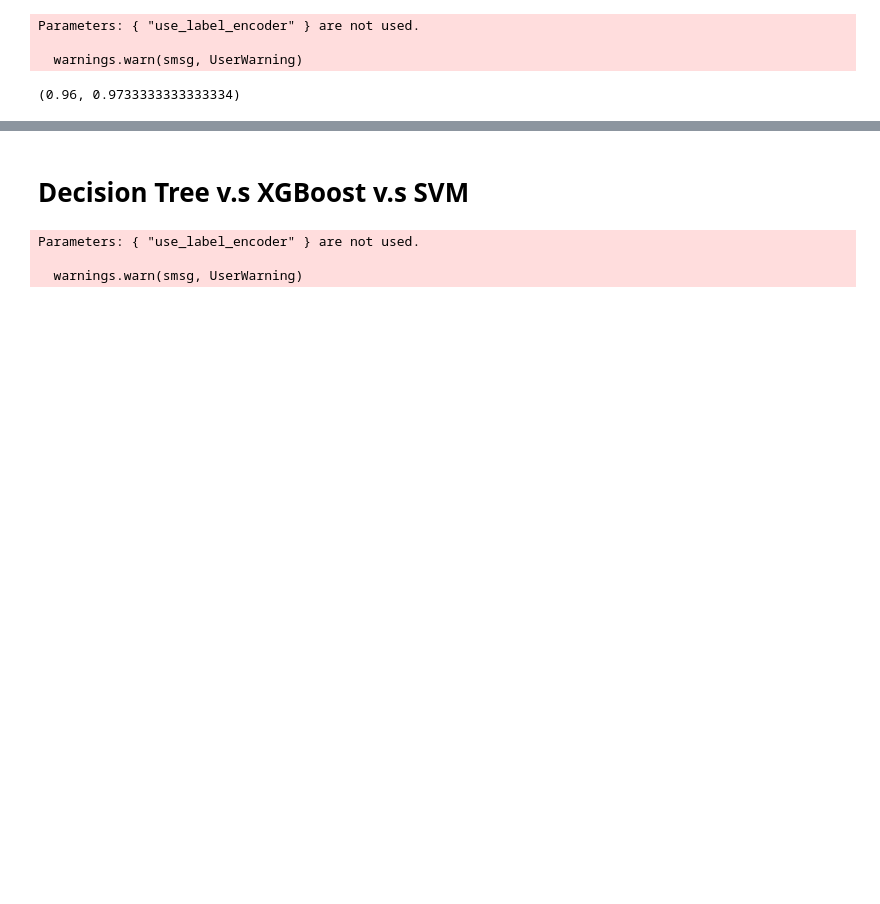
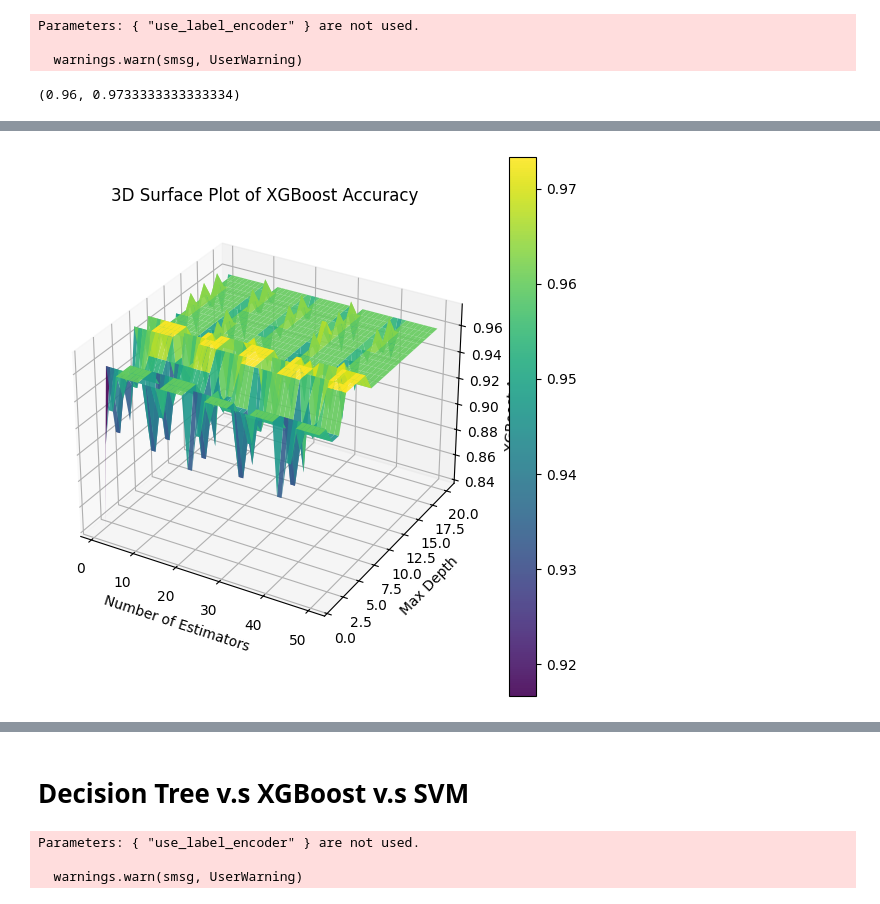
Before and after one commit to JiaLong0209/tku-113-1-statistics-report, a Jupyter notebook: machine_learning.ipynb, the cells around one changed output, grey strips where cells are left out. Drawn from its saved outputs; the diff is of its cells as text; code cells hidden in the pictures; blank space fills up the shorter version.

```diff
--- a/machine_learning.ipynb
+++ b/machine_learning.ipynb
@@ -398,0 +562,68 @@ Parameters: { "use_label_encoder" } are not used.
+# %%
+
+from sklearn.tree import DecisionTreeClassifier
+from sklearn.metrics import accuracy_score, ConfusionMatrixDisplay, confusion_matrix
+import matplotlib.pyplot as plt
+from sklearn.preprocessing import PolynomialFeatures
+from xgboost import XGBClassifier
+from sklearn.svm import SVC
+from sklearn.decomposition import PCA
+from sklearn.model_selection import train_test_split
+
+# Feature Engineering: Add interaction terms
+
+poly = PolynomialFeatures(degree=1, interaction_only=True, include_bias=False)
+X_poly = poly.fit_transform(X)
+
+pca = PCA(n_components=3)
+X_pca = pca.fit_transform(X_poly)
+
+# Train-Test Split with enhanced features
+X_train, X_test, y_train, y_test = train_test_split(X_pca, y, test_size=0.2, random_state=42, stratify=y)
+
+# Initialize parameters for XGBoost
+n_estimators_list = range(1, 51, 1)  # Example values for n_estimators
+max_depth_list = range(1, 21,1)  # Example values for max_depth
+results = []
+
+# Loop through n_estimators and max_depth
+for n_estimators in n_estimators_list:
+    for max_depth in max_depth_list:
+        xgb_model = XGBClassifier(eval_metric='logloss', random_state=42,
+                                   n_estimators=n_estimators, max_depth=max_depth)
+        xgb_model.fit(X_train, y_train)
+        xgb_predictions = xgb_model.predict(X_test)
+        xgb_accuracy = accuracy_score(y_test, xgb_predictions)
+        results.append((n_estimators, max_depth, xgb_accuracy))
+
+# Find the highest accuracy and corresponding parameters
+print(results)
+highest_accuracy = max(results, key=lambda x: x[2])[2]
+highest_results = [result for result in results if result[2] == highest_accuracy]
+
+# List all highest results and their parameters
+for n_estimators, max_depth, accuracy in highest_results:
+    print(f"Highest Accuracy: {accuracy:.4f} with n_estimators: {n_estimators} and max_depth: {max_depth}")
+
+# Prepare data for 3D surface plot
+n_estimators_values = [result[0] for result in results]
+max_depth_values = [result[1] for result in results]
+accuracy_values = [result[2] for result in results]
+
+# Create a grid for surface plot
+X_grid, Y_grid = np.meshgrid(np.unique(n_estimators_values), np.unique(max_depth_values))
+Z_grid = np.array(accuracy_values).reshape(len(np.unique(max_depth_values)), len(np.unique(n_estimators_values)))
+
+# Plot the surface for XGBoost
+fig = plt.figure(figsize=(7,7))
+ax = fig.add_subplot(111, projection='3d')
+surf_xgb = ax.plot_surface(X_grid, Y_grid, Z_grid, cmap='viridis', alpha=0.9)
+
+ax.set_xlabel('Number of Estimators')
+ax.set_ylabel('Max Depth')
+ax.set_zlabel('XGBoost Accuracy')
+ax.set_title('3D Surface Plot of XGBoost Accuracy')
+fig.colorbar(surf_xgb)
+
+plt.show()
+# %% [output]
@@ -398,0 +647 @@ Parameters: { "use_label_encoder" } are not used.
+[figure, added]
```
Also changed, not shown: parts of 29 cells of this notebook, 1 other file.
